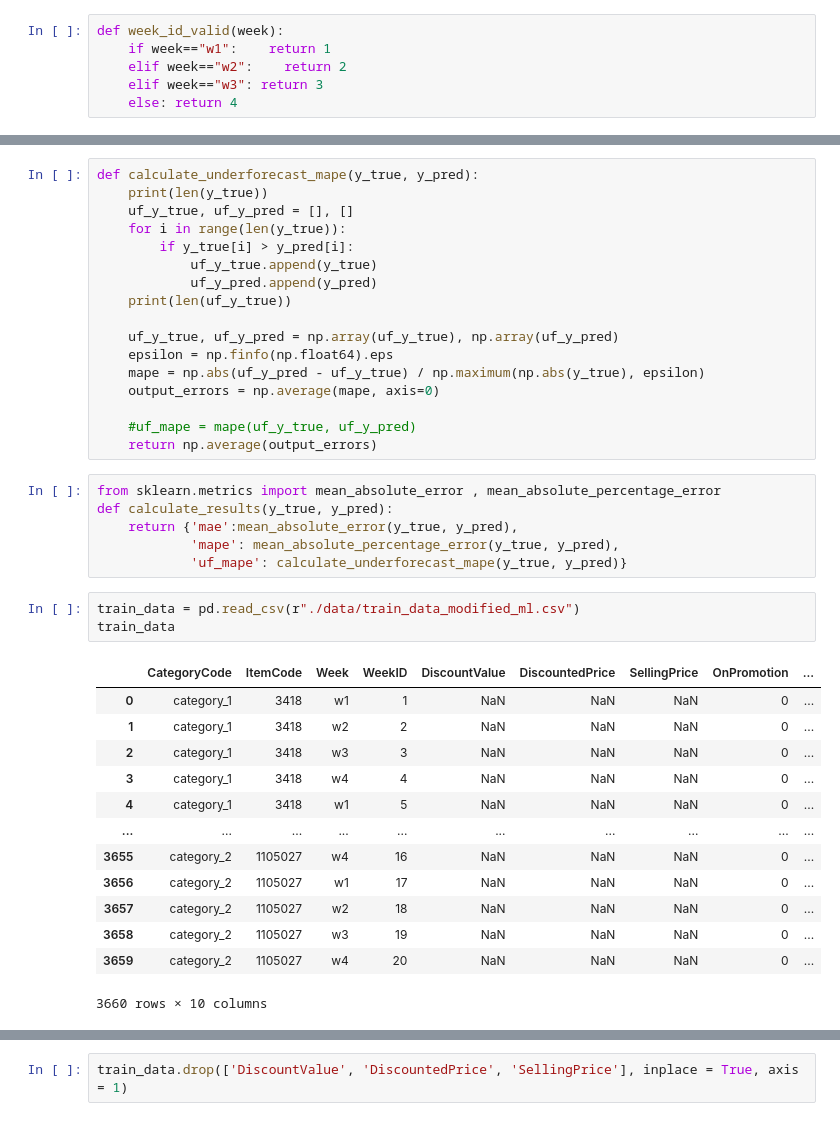
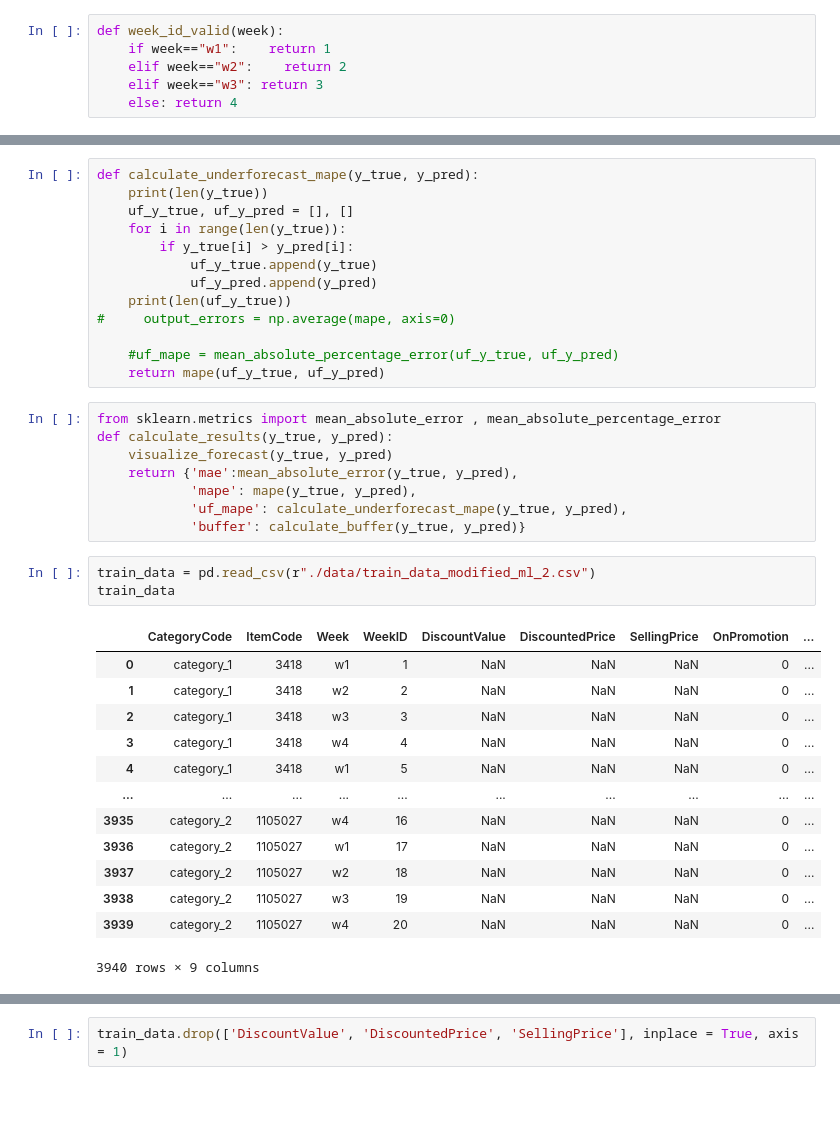
Before and after one commit to Vaseekaran-V/Datastorm-3, a Jupyter notebook: Semi Finals Case/Model_Building_ML.ipynb, the cells around one changed output, grey strips where cells are left out. Saved outputs shown, nothing was run; the diff lists cells and outputs as text.

```diff
--- a/Semi Finals Case/Model_Building_ML.ipynb
+++ b/Semi Finals Case/Model_Building_ML.ipynb
@@ -28,34 +49,32 @@ def calculate_underforecast_mape(y_true, y_pred):
             uf_y_true.append(y_true)
             uf_y_pred.append(y_pred)
     print(len(uf_y_true))
+#     output_errors = np.average(mape, axis=0)
 
-    uf_y_true, uf_y_pred = np.array(uf_y_true), np.array(uf_y_pred)
-    epsilon = np.finfo(np.float64).eps
-    mape = np.abs(uf_y_pred - uf_y_true) / np.maximum(np.abs(y_true), epsilon)
-    output_errors = np.average(mape, axis=0)
-
-    #uf_mape = mape(uf_y_true, uf_y_pred)
-    return np.average(output_errors)
+    #uf_mape = mean_absolute_percentage_error(uf_y_true, uf_y_pred)
+    return mape(uf_y_true, uf_y_pred)
 # %%
 from sklearn.metrics import mean_absolute_error , mean_absolute_percentage_error
 def calculate_results(y_true, y_pred):
+    visualize_forecast(y_true, y_pred)
     return {'mae':mean_absolute_error(y_true, y_pred),
-            'mape': mean_absolute_percentage_error(y_true, y_pred),
-            'uf_mape': calculate_underforecast_mape(y_true, y_pred)}
+            'mape': mape(y_true, y_pred),
+            'uf_mape': calculate_underforecast_mape(y_true, y_pred),
+            'buffer': calculate_buffer(y_true, y_pred)}
 # %%
-train_data = pd.read_csv(r"./data/train_data_modified_ml.csv")
+train_data = pd.read_csv(r"./data/train_data_modified_ml_2.csv")
 train_data
 # %% [output]
 |  | CategoryCode | ItemCode | Week | WeekID | DiscountValue | DiscountedPrice | SellingPrice | OnPromotion | ... |
 | 0 | category_1 | 3418 | w1 | 1 | NaN | NaN | NaN | 0 | ... |
 | 1 | category_1 | 3418 | w2 | 2 | NaN | NaN | NaN | 0 | ... |
 | 2 | category_1 | 3418 | w3 | 3 | NaN | NaN | NaN | 0 | ... |
 | 3 | category_1 | 3418 | w4 | 4 | NaN | NaN | NaN | 0 | ... |
 | 4 | category_1 | 3418 | w1 | 5 | NaN | NaN | NaN | 0 | ... |
 | ... | ... | ... | ... | ... | ... | ... | ... | ... | ... |
-| 3655 | category_2 | 1105027 | w4 | 16 | NaN | NaN | NaN | 0 | ... |
-| 3656 | category_2 | 1105027 | w1 | 17 | NaN | NaN | NaN | 0 | ... |
-| 3657 | category_2 | 1105027 | w2 | 18 | NaN | NaN | NaN | 0 | ... |
-| 3658 | category_2 | 1105027 | w3 | 19 | NaN | NaN | NaN | 0 | ... |
-| 3659 | category_2 | 1105027 | w4 | 20 | NaN | NaN | NaN | 0 | ... |
+| 3935 | category_2 | 1105027 | w4 | 16 | NaN | NaN | NaN | 0 | ... |
+| 3936 | category_2 | 1105027 | w1 | 17 | NaN | NaN | NaN | 0 | ... |
+| 3937 | category_2 | 1105027 | w2 | 18 | NaN | NaN | NaN | 0 | ... |
+| 3938 | category_2 | 1105027 | w3 | 19 | NaN | NaN | NaN | 0 | ... |
+| 3939 | category_2 | 1105027 | w4 | 20 | NaN | NaN | NaN | 0 | ... |
-3660 rows × 10 columns
+3940 rows × 9 columns
```
Also changed, not shown: parts of 32 cells of this notebook, 3 other files.
